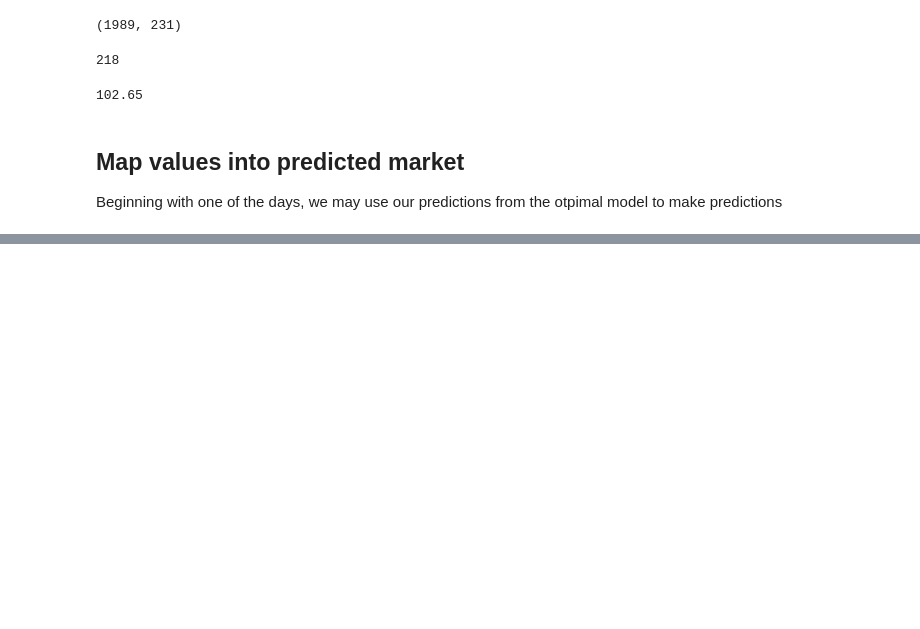
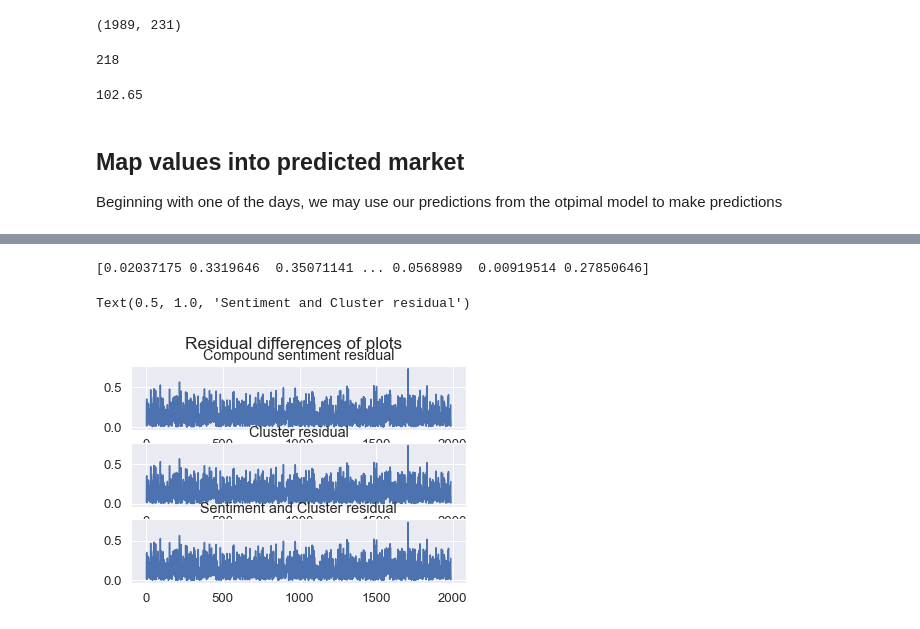
Before and after one commit to timothycobrien/mlproj, a Jupyter notebook: project.ipynb, the cells around one changed output, grey strips where cells are left out. Saved outputs shown, nothing was run; the diff lists cells and outputs as text; code cells hidden in the pictures; blank space fills up the shorter version.

```diff
--- a/project.ipynb
+++ b/project.ipynb
@@ -615,0 +712,5 @@ market = []
+# %%
+# Find the mean of each
+compound_sentiment_predictions = np.mean(compound_sentiment_predictions, axis=0)
+cluster_predictions = np.mean(cluster_predictions, axis=0)
+sentiment_cluster_predictions = np.mean(sentiment_cluster_predictions, axis=0)
@@ -615,0 +736,10 @@ market = []
+# %%
+def findResidual(truth, predictions):
+    return np.absolute(np.array(truth) - np.array(predictions))
+# %%
+compound_sentiment_residual = findResidual(change_frame, compound_sentiment_predictions)
+cluster_residual = findResidual(change_frame, cluster_predictions)
+sentiment_cluster_residual = findResidual(change_frame, sentiment_cluster_predictions)
+print(compound_sentiment_residual)
+# %% [output]
+[0.02037175 0.3319646  0.35071141 ... 0.0568989  0.00919514 0.27850646]
@@ -615,0 +752,14 @@ market = []
+# %%
+fig, (ax1, ax2, ax3) = plt.subplots(3)
+fig.suptitle('Residual differences of plots')
+ax1.plot(compound_sentiment_residual)
+ax1.set_title('Compound sentiment residual')
+
+ax2.plot(cluster_residual)
+ax2.set_title('Cluster residual')
+
+ax3.plot(sentiment_cluster_residual)
+ax3.set_title('Sentiment and Cluster residual')
+# %% [output]
+Text(0.5, 1.0, 'Sentiment and Cluster residual')
+[figure, added]
```
Also changed, not shown: parts of 15 cells of this notebook.
